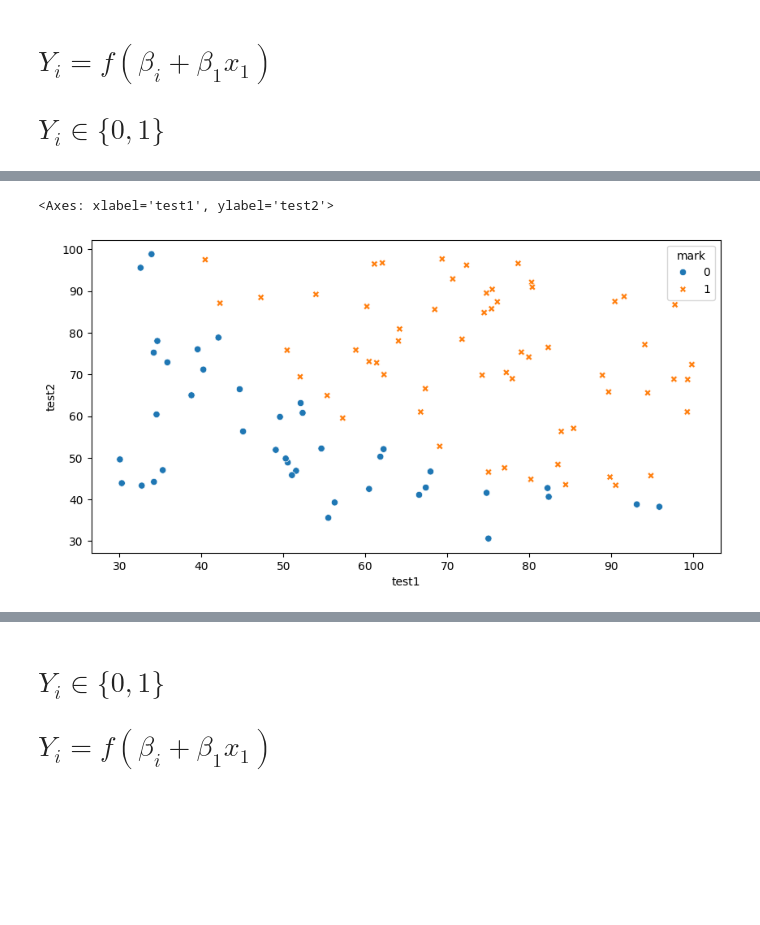
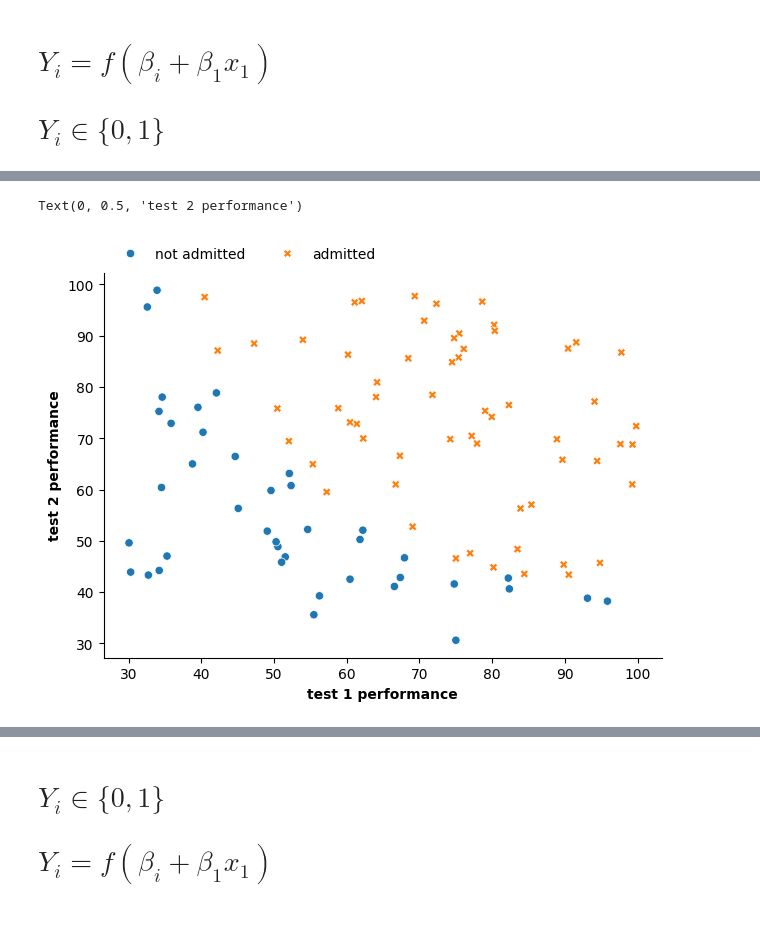
Before and after one commit to ChaosDonkey06/Stats-ML4Genomics, a Jupyter notebook: recitations/log_reg.ipynb, the cells around one changed output, grey strips where cells are left out. Cells and saved outputs as stored; diff of their text form; code cells hidden in the pictures; blank space fills up the shorter version.

```diff
--- a/recitations/log_reg.ipynb
+++ b/recitations/log_reg.ipynb
@@ -8,5 +8,5 @@ import os
 
 # $Y_i\in \{0,1\}$
 # %%
-log_df = pd.read_csv(os.path.join("data", 'marks.txt'), header=None, names=['test1', 'test2', 'mark'])
-log_df
+log_df          = pd.read_csv(os.path.join("data", 'marks.txt'), header=None, names=['test1', 'test2', 'mark'])
+log_df["label"] = log_df["mark"].apply(lambda x: "not admitted" if x == 0 else "admitted")
@@ -36,8 +13,15 @@ ax.plot(log_df.test1, log_df.mark, 'o', label='test1')
 # %%
 import seaborn as sns
-fig, ax = plt.subplots(1,1 , figsize=(10, 5))
+fig, ax = plt.subplots(1,1 , figsize=(7.2, 5))
 
-sns.scatterplot(data=log_df, x="test1", y="test2", style="mark", hue="mark", ax=ax)
+sns.scatterplot(ax=ax, data=log_df, x="test1", y="test2", style="label", hue="label")
+
+ax.legend(loc='upper left', bbox_to_anchor=(0, 1.1), ncols=2, frameon=False)
+ax.spines['right'].set_visible(False)
+ax.spines['top'].set_visible(False)
+
+ax.set_xlabel("test 1 performance", weight='bold')
+ax.set_ylabel("test 2 performance", weight='bold')
 # %% [output]
-<Axes: xlabel='test1', ylabel='test2'>
+Text(0, 0.5, 'test 2 performance')
-[figure, old version]
+[figure, new version]
```
Also changed, not shown: parts of 7 cells of this notebook, 5 other files.
